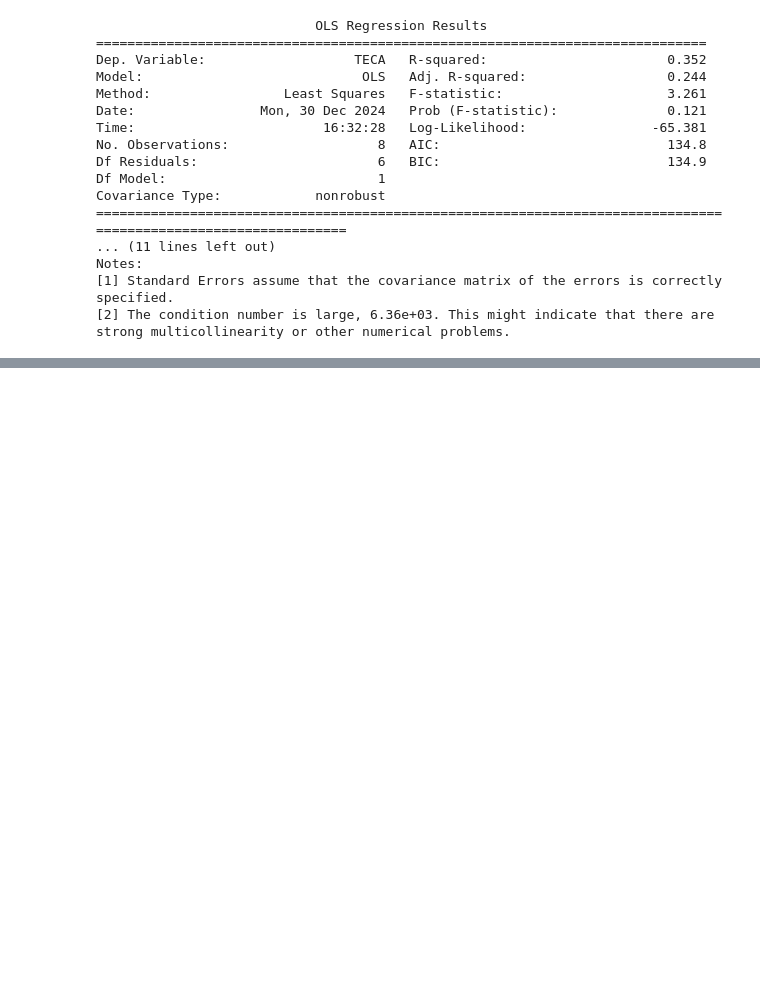
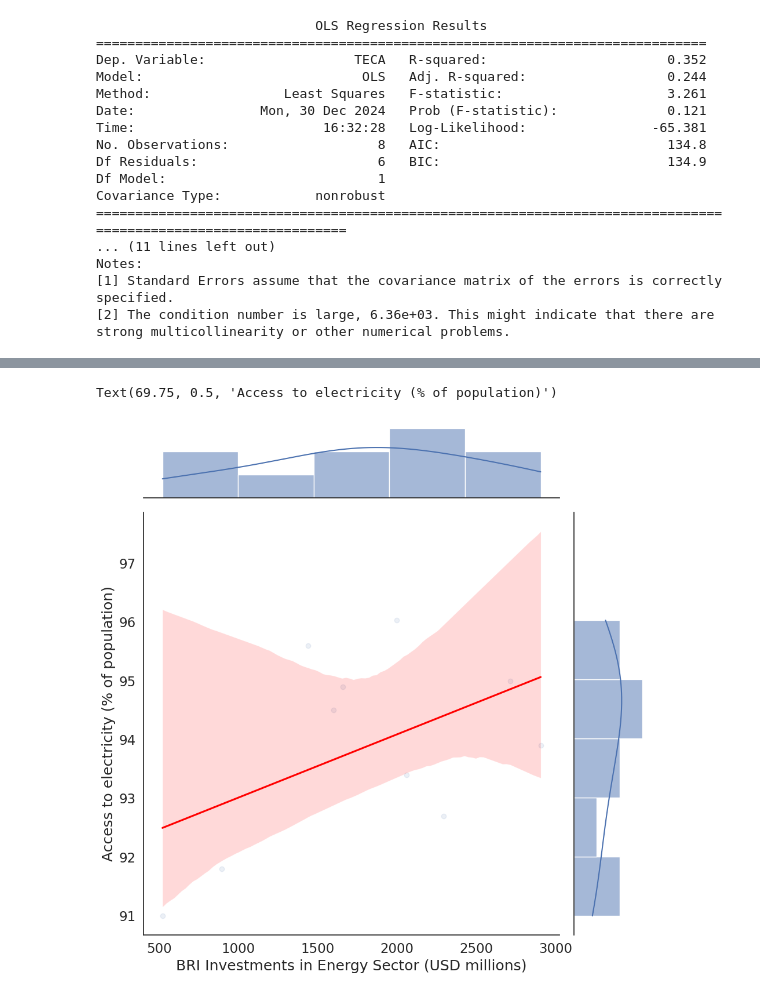
Before and after one commit to ilinashah177/Coursework-Website, a Jupyter notebook: Copy_of_Regression_Investments_and_Energy_Capacity.ipynb, the cells around one changed output, grey strips where cells are left out. Saved outputs shown, nothing was run; the diff lists cells and outputs as text; code cells hidden in the pictures; blank space fills up the shorter version.

```diff
--- a/Copy_of_Regression_Investments_and_Energy_Capacity.ipynb
+++ b/Copy_of_Regression_Investments_and_Energy_Capacity.ipynb
@@ -451,0 +489,10 @@ strong multicollinearity or other numerical problems.
+# %%
+import pandas as pd
+from sklearn.model_selection import train_test_split
+from sklearn.linear_model import LinearRegression
+from sklearn.metrics import mean_squared_error, r2_score
+import matplotlib.pyplot as plt
+
+#Merge the two DataFrames based on the 'Year' column
+data3 = pd.merge(sheet1_df3_cleaned, sheet2_df3_cleaned, on='Year')
+data3.head()
@@ -451,0 +520,11 @@ strong multicollinearity or other numerical problems.
+# %%
+Q1_3 = data3.quantile(0.25)
+Q3_3 = data3.quantile(0.75)
+IQR_3 = Q3_3 - Q1_3
+
+#Define outliers
+outliers = ((data3 < (Q1_3 - 1.5 * IQR_3)) | (data3 > (Q3_3 + 1.5 * IQR_3))).any(axis=1)
+
+#Remove outliers
+data3_cleaned = data3[~outliers]
+print(data3_cleaned)
@@ -451,0 +549,20 @@ strong multicollinearity or other numerical problems.
+# %%
+import seaborn as sns
+import matplotlib.pyplot as plt
+import pandas as pd
+
+#Plot scatterplot and two histograms
+sns.jointplot(data=data3_cleaned,
+              x='BRI Investments in Energy Sector (USD millions)',
+              y='Access to electricity (% of population)',
+              kind="reg",
+              scatter_kws=dict(alpha=0.1),
+              line_kws=dict(color='red'),
+              height=10)
+
+#Add labels to the axes
+plt.xlabel('BRI Investments in Energy Sector (USD millions)')
+plt.ylabel('Access to electricity (% of population)')
+# %% [output]
+Text(69.75, 0.5, 'Access to electricity (% of population)')
+[figure, added]
```
Also changed, not shown: parts of 21 cells of this notebook.
